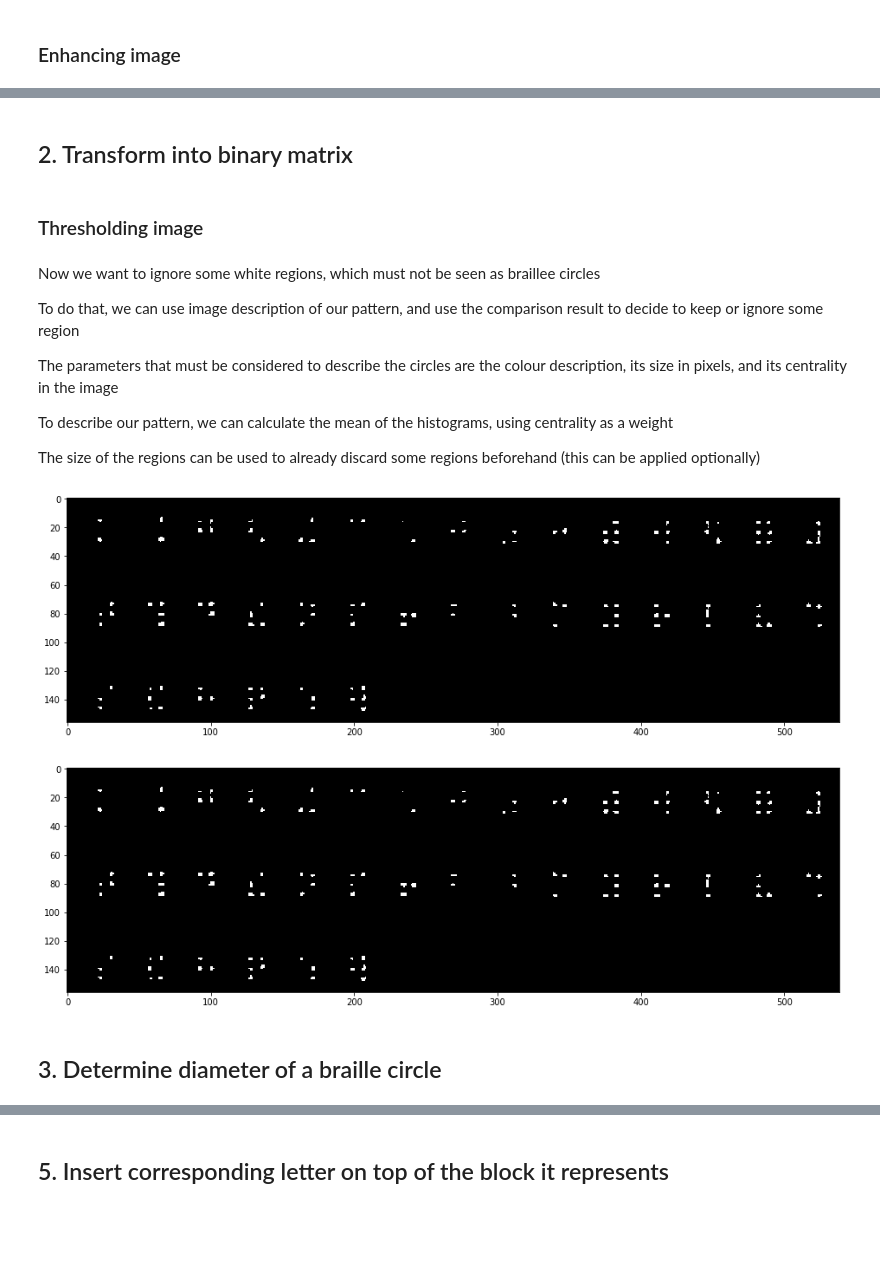
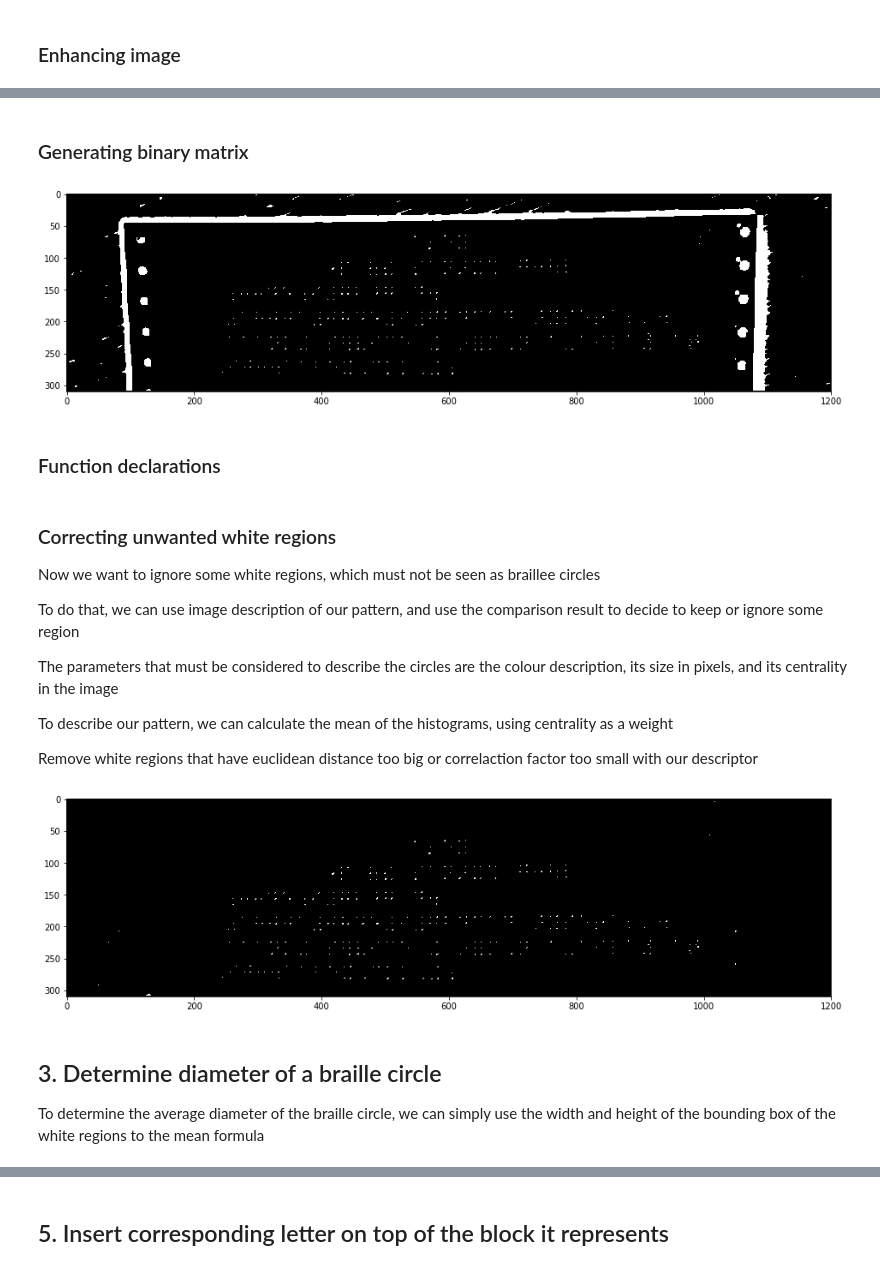
Before and after one commit to lucasturci/BrailleTextTranslator, a Jupyter notebook: FinalReport.ipynb, the cells around one changed output, grey strips where cells are left out. Saved outputs shown, nothing was run; the diff lists cells and outputs as text; code cells hidden in the pictures; blank space fills up the shorter version.

```diff
--- a/FinalReport.ipynb
+++ b/FinalReport.ipynb
@@ -104,4 +143,2 @@ dots_matrix = MeanFilter(dots_matrix, 3)
 # %% [markdown]
-## 2. Transform into binary matrix
+### Generating binary matrix
-# %% [markdown]
-### Thresholding image
@@ -112,0 +145,21 @@ for i in range(N):
+# %%
+dots_matrix = Filter(matrix, 21) # Applies filter to normalized matrix
+dots_matrix = normalize(dots_matrix)
+
+# Smooth image using mean filter, to reduce noise
+dots_matrix = MeanFilter(dots_matrix, 3)
+
+# Thresholding step, 30 is arbitrary value derived from testing with images, but independent of input image gray scale
+dots_matrix = ThresholdFilter(dots_matrix, 30)
+
+
+# Erode the regions to calculate circles
+dots_matrix = ndimage.binary_erosion(dots_matrix)
+
+# Plot segmented image
+mat = dots_matrix.astype(np.uint8)
+printImage(mat)
+# %% [output]
+[figure, added]
+# %% [markdown]
+### Function declarations
@@ -113,4 +190,6 @@ for i in range(N):
 # %% [markdown]
+### Correcting unwanted white regions
+
 Now we want to ignore some white regions, which must not be seen as braillee circles
 
 To do that, we can use image description of our pattern, and use the comparison result to decide to keep or ignore some region
@@ -119,23 +198,8 @@ The parameters that must be considered to describe the circles are the colour de
 
 To describe our pattern, we can calculate the mean of the histograms, using centrality as a weight
 
-The size of the regions can be used to already discard some regions beforehand (this can be applied optionally)
+Remove white regions that have euclidean distance too big or correlaction factor too small with our descriptor
 # %%
-# Erode the regions to calculate circles
-dots_matrix = ndimage.binary_erosion(dots_matrix)
-
-# Plot segmented image
-mat = dots_matrix.astype(np.uint8)
-printImage(mat)
-
-def pointsInComponent(i, j, pts):
-	vis[i, j] = 1
-	pts.append((i, j))
-	if i + 1 < N and vis[i+1, j] == 0 and dots_matrix[i+1, j] == 1: pointsInComponent(i+1, j, pts)
-	if i - 1 >=0 and vis[i-1, j] == 0 and dots_matrix[i-1, j] == 1: pointsInComponent(i-1, j, pts)
-	if j + 1 < M and vis[i, j+1] == 0 and dots_matrix[i, j+1] == 1: pointsInComponent(i, j+1, pts)
-	if j - 1 >=0 and vis[i, j-1] == 0 and dots_matrix[i, j-1] == 1: pointsInComponent(i, j-1, pts)
-
 vis = np.zeros((N, M))
 
 # Retrieve components (white regions) and its pixels
@@ -144,61 +208,49 @@ for i in range(N):
 	for j in range(M):
 		if vis[i, j] == 0 and dots_matrix[i, j] == 1:
 			comp.append([])
-			pointsInComponent(i, j, comp[-1])
+			pointsInComponent(dots_matrix, i, j, comp[-1])
 
 # Calculate histograms of each region using list comprehension
 histograms = [
 	np.histogram(np.array([matrix[x] for x in pts]), bins=256, range=(0, 255))[0]
 	for pts in comp
 ]
 
 sz = np.median([len(x) for x in comp])
+
 # histogram description of braille circle, it is calculated as weighted mean of the histograms of white regions, in which the weight is it's centrality
 desc = []
+
 for c in range(256):
 	desc.append(0)
 	sum = 0 # sums of weights
 	for i in range(len(comp)):
 		if abs(len(comp[i]) - sz) > sz: continue
 		p, q = comp[i][0]
 		w = np.min([(p+1), (N - p+1), (q+1), (M - q + 1)]) # weight of the region, its centrality
 		w = w/(len(comp))
 		sum += w
 		desc[c] += w * histograms[i][c]
 	desc[c] /= sum
 
-# Flood fill algorithm to paint unwanted white regions
-def paintBlack(i, j):
-	dots_matrix[i, j] = 0
-	if i + 1 < N and dots_matrix[i+1, j] == 1: paintBlack(i+1, j)
-	if i - 1 >=0 and dots_matrix[i-1, j] == 1: paintBlack(i-1, j)
-	if j + 1 < M and dots_matrix[i, j+1] == 1: paintBlack(i, j+1)
-	if j - 1 >=0 and dots_matrix[i, j-1] == 1: paintBlack(i, j-1)
-
-# CV histogram correlation function
-def compare(a, b):
-	return cv2.compareHist(np.array(a).astype('float32'), np.array(b).astype('float32'), cv2.HISTCMP_CORREL)
-
-# Euclidean distance comparison function
-def euclideanDistance(a, b):
-	return (np.sum((np.array(a) - np.array(b))**2)/256)**(1/2)
 
 errors = []
 for i in range(len(histograms)):
 	errors.append(compare(desc, histograms[i]))
 	if compare(desc, histograms[i]) < 0 or euclideanDistance(desc, histograms[i]) > 1: #if correlation between the two histograms is less than 0.05, paint it black
-		print(euclideanDistance(desc, histograms[i]), end=' ')
-		print(compare(desc, histograms[i]))
-		paintBlack(comp[i][0][0], comp[i][0][1])
+		#print(euclideanDistance(desc, histograms[i]), end=' ')
+		#print(compare(desc, histograms[i]))
+		paintBlack(dots_matrix, comp[i][0][0], comp[i][0][1])
 
 # Plot segmented image
 mat = dots_matrix.astype(np.uint8)
 printImage(mat)
 # %% [output]
-[figure, old version]
+[figure, new version]
-[figure, removed]
-# %% [markdown]
-## 3. Determine diameter of a braille circle
+# %% [markdown]
+## 3. Determine diameter of a braille circle
+
+To determine the average diameter of the braille circle, we can simply use the width and height of the bounding box of the white regions to the mean formula
 # %%
 # This part will calculate the average diameter
 diam = 0.0
```
Also changed, not shown: parts of 20 cells of this notebook.
